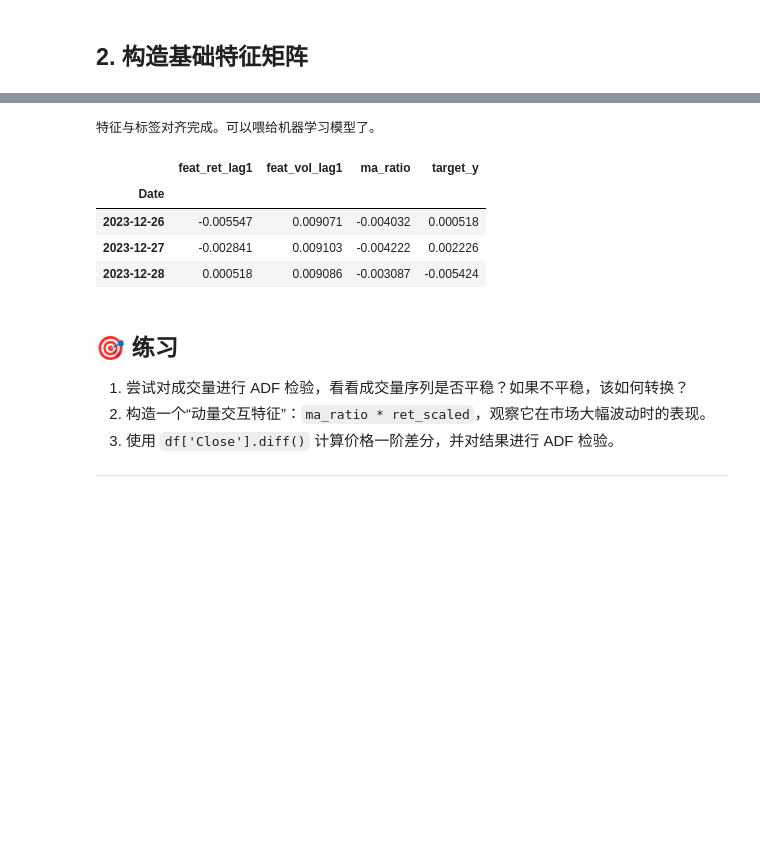
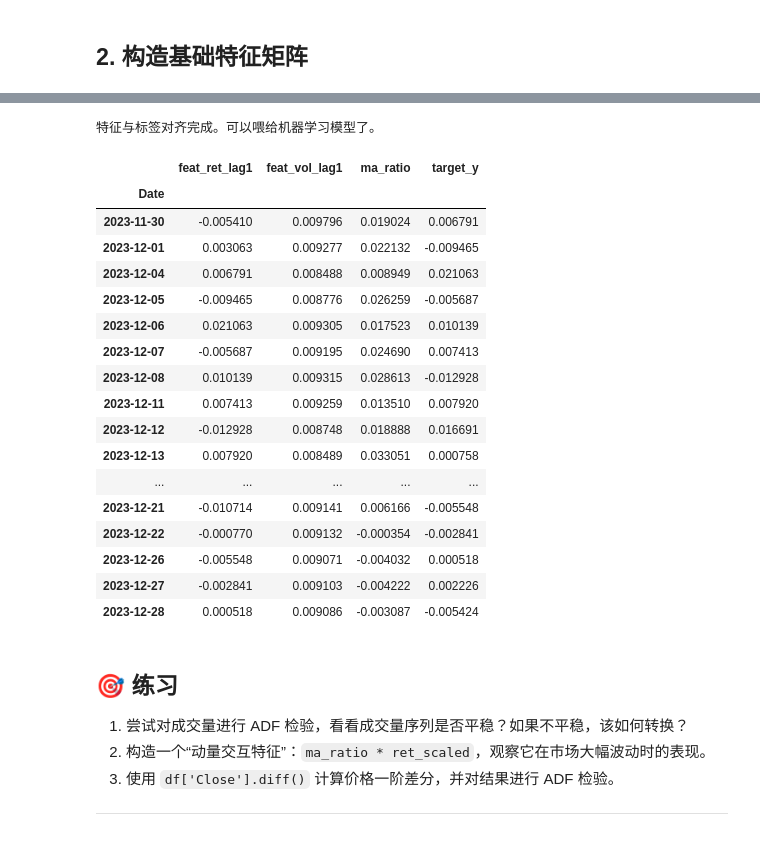
Before and after one commit to zhanghaifeng9988/quant-trade-study-backtrader-, a Jupyter notebook: docs/02_data/03_feature_engineering.ipynb, the cells around one changed output, grey strips where cells are left out. Saved outputs shown, nothing was run; the diff lists cells and outputs as text; code cells hidden in the pictures; blank space fills up the shorter version.

```diff
--- a/docs/02_data/03_feature_engineering.ipynb
+++ b/docs/02_data/03_feature_engineering.ipynb
@@ -20,7 +20,7 @@ import seaborn as sns
 from statsmodels.tsa.stattools import adfuller
 
 # 下载数据
-raw = yf.download('AAPL', start='2020-01-01', end='2024-01-01', progress=False)
+raw = yf.download('AAPL', start='2022-01-01', end='2024-01-01', progress=False)
 df = pd.DataFrame({
     'Open': raw['Open'].squeeze(),
     'High': raw['High'].squeeze(),
@@ -28,5 +28,15 @@ df = pd.DataFrame({
     'Close': raw['Close'].squeeze(),
     'Volume': raw['Volume'].squeeze(),
 })
-print(f'原始数据准备就绪: {df.shape}')
+# .squeeze()的作用，会让数据变成这样：date日期消失了（变成了默认的整数索引 0,1,2...），为了给机器学习喂代码，需要去掉非字符类型数据
+#     Open   High    Low  Close    Volume
+# 0  248.0  249.5  247.0  248.5  10000000
+# 1  247.5  248.0  246.5  247.8   9500000
+# Series (一维，只有1列)：squeeze()的结果就是series
+# Date
+# 2022-12-16    248.0
+# 2022-12-17    247.5
+# Name: Open, dtype: float64
+print(f'原始数据内容后20行和前20行：\n{df.tail(20)}\n{df.tail(20)}')
+print(f'\n原始数据准备就绪: {df.shape}')
 # %% [output]
@@ -111,21 +179,56 @@ plt.show()
 # %%
 # 特征：滞后一天 (当日收盘时，我们知道昨天的收盘情况)
 df['feat_ret_lag1'] = df['ret_1d'].shift(1)
+# shift(1) 的作用：把数据向下移动1行（滞后1天），将昨日的日收益率数据，
+# 加入到feat_ret_lag1列中，
+# 举例--原始数据：              shift(1) 后：
+# 日期      ret_1d       日期      ret_1d     feat_ret_lag1
+# -------------------------------------------
+# Day 1    0.01         Day 1    0.01         NaN      ← 第0天没有数据
+# Day 2   -0.02         Day 2   -0.02         0.01     ← 昨天的收益
+# Day 3    0.03         Day 3    0.03        -0.02     ← 昨天的收益
+# Day 4   -0.01         Day 4   -0.01         0.03     ← 昨天的收益
 df['feat_vol_lag1'] = df['vol_20d'].shift(1)
+
+
 
 # 标签：明天的收益率
 df['target_y'] = df['ret_1d'].shift(-1)
+# shift(-1) 的作用：把数据向上移动1行（提前1天）
+# 加入到target_y列中，
+# 举例--原始数据：              shift(-1) 后：
+# 日期      ret_1d       日期      ret_1d     target_y
+# -------------------------------------------
+# Day 1    0.01         Day 1    0.01        -0.02     ← 明天的收益
+# Day 2   -0.02         Day 2   -0.02         0.03     ← 明天的收益
+# Day 3    0.03         Day 3    0.03        -0.01     ← 明天的收益
+# Day 4   -0.01         Day 4   -0.01         NaN      ← 没有"明天"了
 
+
+# 完整对齐过程
 feature_cols = ['feat_ret_lag1', 'feat_vol_lag1', 'ma_ratio']
 final_df = df[feature_cols + ['target_y']].dropna()
 
 print("特征与标签对齐完成。可以喂给机器学习模型了。")
-final_df.tail(3)
+final_df.tail(20)
 # %% [output]
 特征与标签对齐完成。可以喂给机器学习模型了。
 |  | feat_ret_lag1 | feat_vol_lag1 | ma_ratio | target_y |
 | Date |  |  |  |  |
-| 2023-12-26 | -0.005547 | 0.009071 | -0.004032 | 0.000518 |
+| 2023-11-30 | -0.005410 | 0.009796 | 0.019024 | 0.006791 |
+| 2023-12-01 | 0.003063 | 0.009277 | 0.022132 | -0.009465 |
+| 2023-12-04 | 0.006791 | 0.008488 | 0.008949 | 0.021063 |
+| 2023-12-05 | -0.009465 | 0.008776 | 0.026259 | -0.005687 |
+| 2023-12-06 | 0.021063 | 0.009305 | 0.017523 | 0.010139 |
+| 2023-12-07 | -0.005687 | 0.009195 | 0.024690 | 0.007413 |
+| 2023-12-08 | 0.010139 | 0.009315 | 0.028613 | -0.012928 |
+| 2023-12-11 | 0.007413 | 0.009259 | 0.013510 | 0.007920 |
+| 2023-12-12 | -0.012928 | 0.008748 | 0.018888 | 0.016691 |
+| 2023-12-13 | 0.007920 | 0.008489 | 0.033051 | 0.000758 |
+| ... | ... | ... | ... | ... |
+| 2023-12-21 | -0.010714 | 0.009141 | 0.006166 | -0.005548 |
+| 2023-12-22 | -0.000770 | 0.009132 | -0.000354 | -0.002841 |
+| 2023-12-26 | -0.005548 | 0.009071 | -0.004032 | 0.000518 |
 | 2023-12-27 | -0.002841 | 0.009103 | -0.004222 | 0.002226 |
 | 2023-12-28 | 0.000518 | 0.009086 | -0.003087 | -0.005424 |
 # %% [markdown]
```
Also changed, not shown: parts of 6 cells of this notebook, 6 other files.
